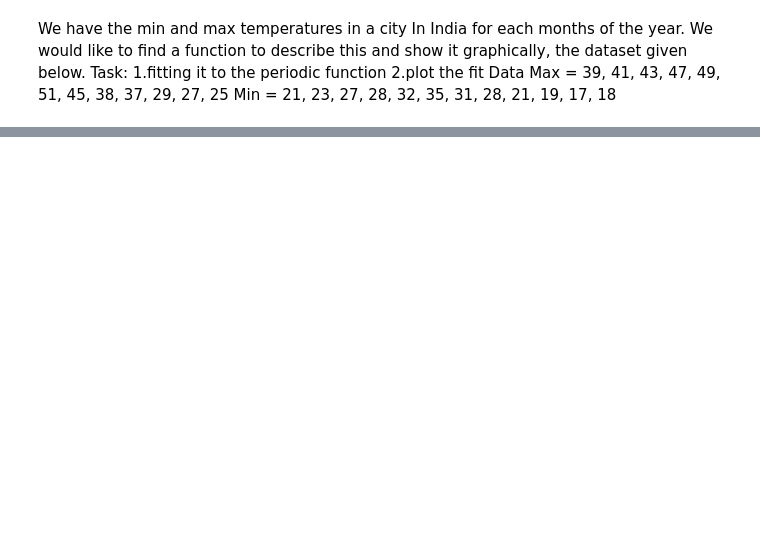
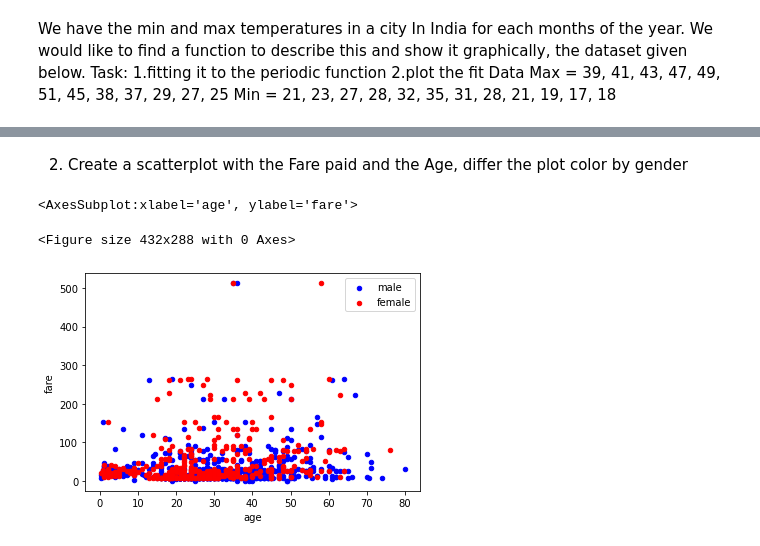
Before and after one commit to Jaya-Chandra/ineuronAssignments, a Jupyter notebook: matplotlib_assignment.ipynb, the cells around one changed output, grey strips where cells are left out. Cells and saved outputs as stored; diff of their text form; code cells hidden in the pictures; blank space fills up the shorter version.

```diff
--- a/matplotlib_assignment.ipynb
+++ b/matplotlib_assignment.ipynb
@@ -40,0 +85,10 @@ df.plot()
+# %% [markdown]
+2. Create a scatterplot with the Fare paid and the Age, differ the plot color by gender
+# %%
+plt.figure()
+category1 = data[data.sex=='male'].plot.scatter('age', 'fare', color='blue',label='male')
+data[data.sex=='female'].plot.scatter('age', 'fare',color='red',label='female',ax=category1)
+# %% [output]
+<AxesSubplot:xlabel='age', ylabel='fare'>
+<Figure size 432x288 with 0 Axes>
+[figure, added]
```
Also changed, not shown: parts of 13 cells of this notebook.
